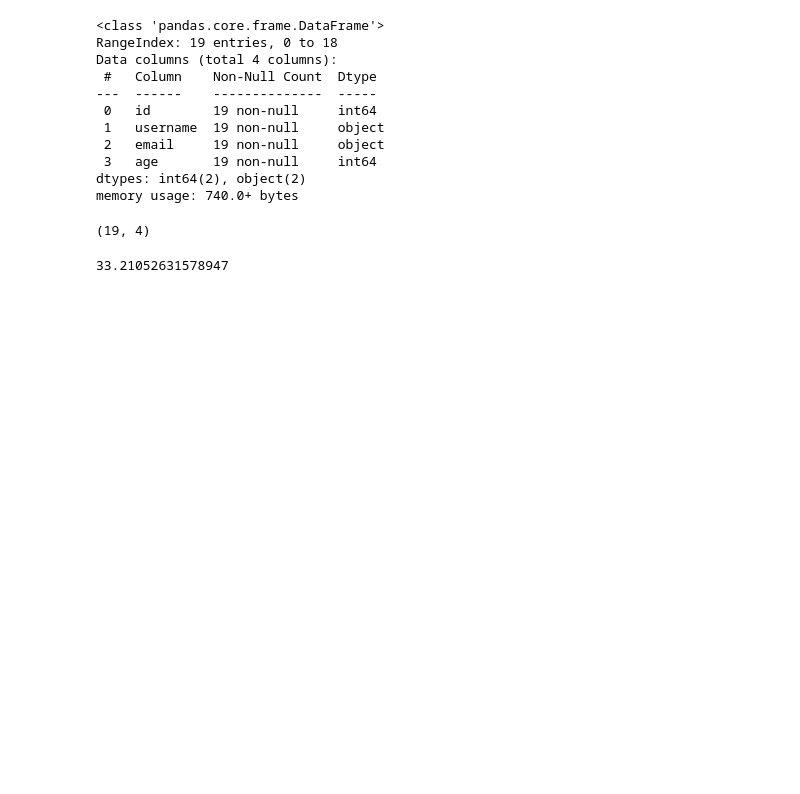
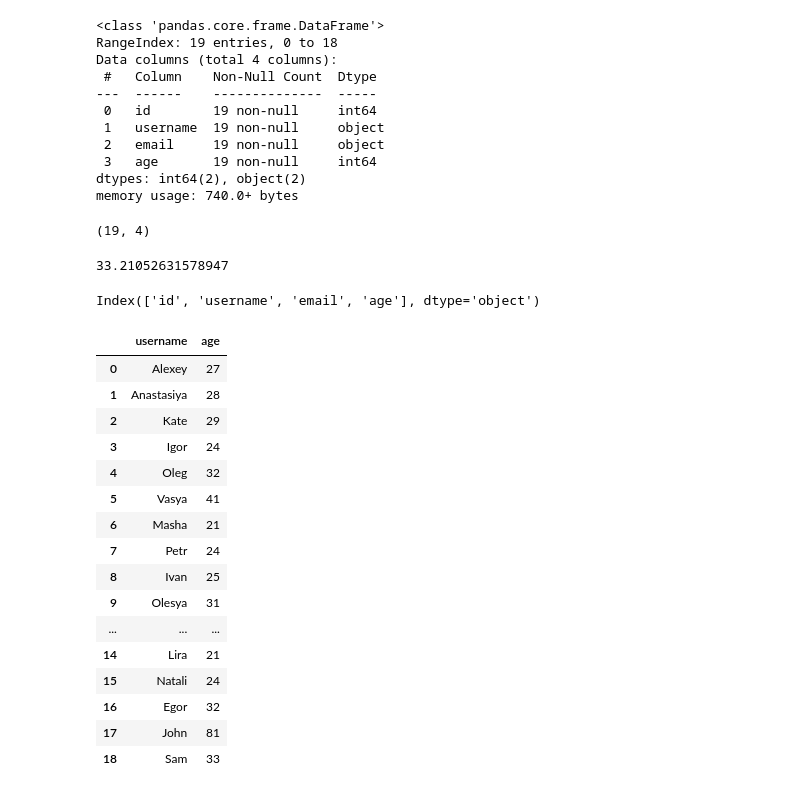
Before and after one commit to 88alexinho/db_train, a Jupyter notebook: from_db.ipynb, the cells around one changed output. Saved outputs shown, nothing was run; the diff lists cells and outputs as text; code cells hidden in the pictures; blank space fills up the shorter version.

```diff
--- a/from_db.ipynb
+++ b/from_db.ipynb
@@ -93,3 +93,27 @@ df.shape
 df.age.mean()
 # %% [output]
 33.21052631578947
+# %%
+df.columns
+# %% [output]
+Index(['id', 'username', 'email', 'age'], dtype='object')
+# %%
+df[['username','age']]
+# %% [output]
+|  | username | age |
+| 0 | Alexey | 27 |
+| 1 | Anastasiya | 28 |
+| 2 | Kate | 29 |
+| 3 | Igor | 24 |
+| 4 | Oleg | 32 |
+| 5 | Vasya | 41 |
+| 6 | Masha | 21 |
+| 7 | Petr | 24 |
+| 8 | Ivan | 25 |
+| 9 | Olesya | 31 |
+| ... | ... | ... |
+| 14 | Lira | 21 |
+| 15 | Natali | 24 |
+| 16 | Egor | 32 |
+| 17 | John | 81 |
+| 18 | Sam | 33 |
```
Also changed, not shown: parts of 3 cells of this notebook.
